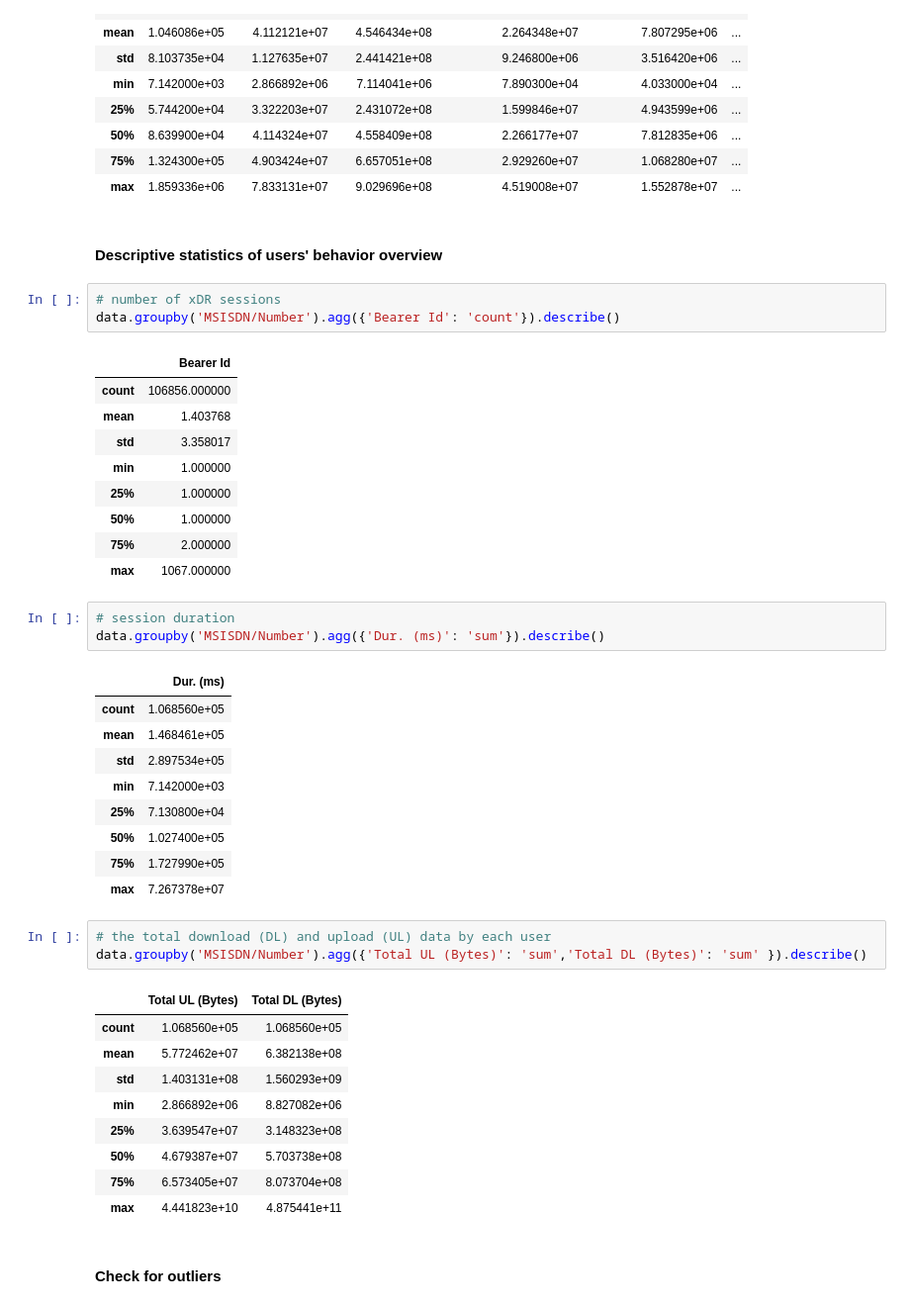
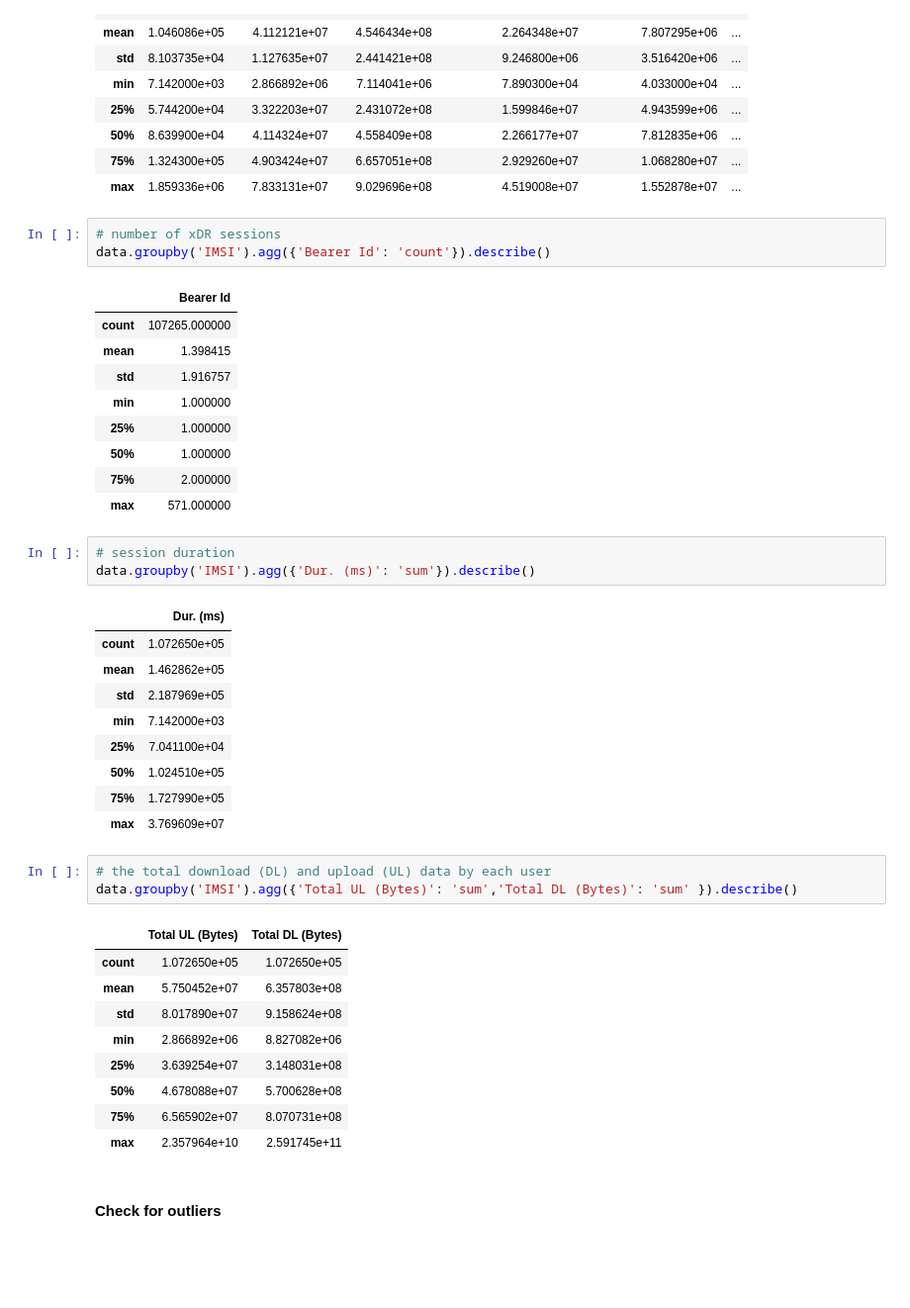
Before and after one commit to khaiyra/TellCo-Analysis, a Jupyter notebook: notebooks/User-Overview-Analysis.ipynb, the cells around one changed output. Shown: that part at 99% size. Cells and saved outputs as stored; diff of their text form; blank space fills up the shorter version.

```diff
--- a/notebooks/User-Overview-Analysis.ipynb
+++ b/notebooks/User-Overview-Analysis.ipynb
@@ -504,47 +496,45 @@ selected_columns.describe()
 | 50% | 8.639900e+04 | 4.114324e+07 | 4.558409e+08 | 2.266177e+07 | 7.812835e+06 | ... |
 | 75% | 1.324300e+05 | 4.903424e+07 | 6.657051e+08 | 2.929260e+07 | 1.068280e+07 | ... |
 | max | 1.859336e+06 | 7.833131e+07 | 9.029696e+08 | 4.519008e+07 | 1.552878e+07 | ... |
-# %% [markdown]
-#### Descriptive statistics of users' behavior overview
 # %%
 # number of xDR sessions
-data.groupby('MSISDN/Number').agg({'Bearer Id': 'count'}).describe()
+data.groupby('IMSI').agg({'Bearer Id': 'count'}).describe()
 # %% [output]
 |  | Bearer Id |
-| count | 106856.000000 |
-| mean | 1.403768 |
-| std | 3.358017 |
+| count | 107265.000000 |
+| mean | 1.398415 |
+| std | 1.916757 |
 | min | 1.000000 |
 | 25% | 1.000000 |
 | 50% | 1.000000 |
 | 75% | 2.000000 |
-| max | 1067.000000 |
+| max | 571.000000 |
 # %%
 # session duration
-data.groupby('MSISDN/Number').agg({'Dur. (ms)': 'sum'}).describe()
+data.groupby('IMSI').agg({'Dur. (ms)': 'sum'}).describe()
 # %% [output]
 |  | Dur. (ms) |
-| count | 1.068560e+05 |
-| mean | 1.468461e+05 |
-| std | 2.897534e+05 |
+| count | 1.072650e+05 |
+| mean | 1.462862e+05 |
+| std | 2.187969e+05 |
 | min | 7.142000e+03 |
-| 25% | 7.130800e+04 |
-| 50% | 1.027400e+05 |
+| 25% | 7.041100e+04 |
+| 50% | 1.024510e+05 |
 | 75% | 1.727990e+05 |
-| max | 7.267378e+07 |
+| max | 3.769609e+07 |
 # %%
 # the total download (DL) and upload (UL) data by each user
-data.groupby('MSISDN/Number').agg({'Total UL (Bytes)': 'sum','Total DL (Bytes)': 'sum' }).describe()
+data.groupby('IMSI').agg({'Total UL (Bytes)': 'sum','Total DL (Bytes)': 'sum' }).describe()
 # %% [output]
 |  | Total UL (Bytes) | Total DL (Bytes) |
-| count | 1.068560e+05 | 1.068560e+05 |
-| mean | 5.772462e+07 | 6.382138e+08 |
-| std | 1.403131e+08 | 1.560293e+09 |
+| count | 1.072650e+05 | 1.072650e+05 |
+| mean | 5.750452e+07 | 6.357803e+08 |
+| std | 8.017890e+07 | 9.158624e+08 |
 | min | 2.866892e+06 | 8.827082e+06 |
-| 25% | 3.639547e+07 | 3.148323e+08 |
-| 50% | 4.679387e+07 | 5.703738e+08 |
-| 75% | 6.573405e+07 | 8.073704e+08 |
-| max | 4.441823e+10 | 4.875441e+11 |
+| 25% | 3.639254e+07 | 3.148031e+08 |
+| 50% | 4.678088e+07 | 5.700628e+08 |
+| 75% | 6.565902e+07 | 8.070731e+08 |
+| max | 2.357964e+10 | 2.591745e+11 |
 # %% [markdown]
 #### Check for outliers
 # %%
```
Also changed, not shown: parts of 47 cells of this notebook.
